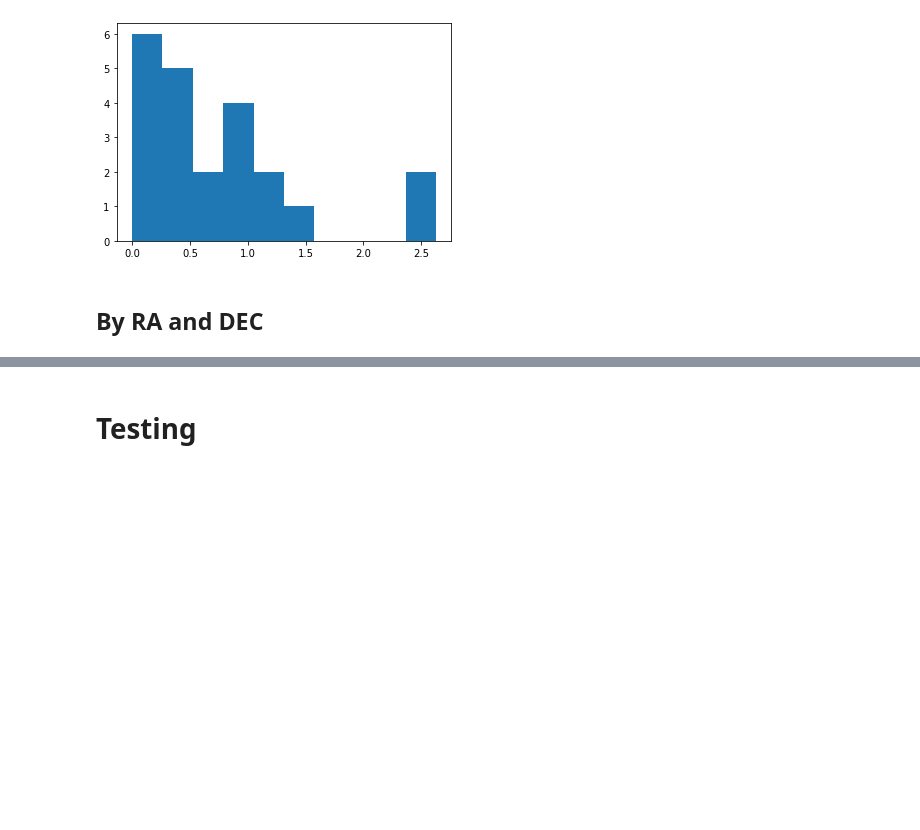
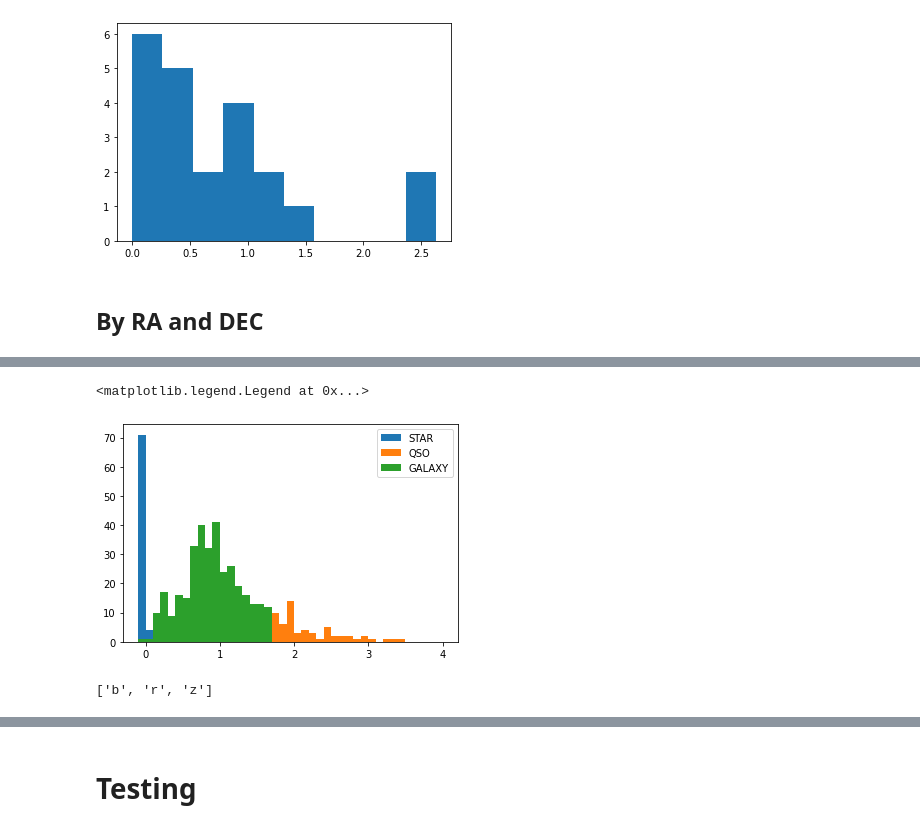
Before and after one commit to ronitnag04/desi_nersc, a Jupyter notebook: TestAccess.ipynb, the cells around one changed output, grey strips where cells are left out. Drawn from its saved outputs; the diff is of its cells as text; code cells hidden in the pictures; blank space fills up the shorter version.

```diff
--- a/TestAccess.ipynb
+++ b/TestAccess.ipynb
@@ -397,0 +527,6 @@ Found 60 targets
+# %%
+tileid = '110'
+basedir = os.path.join(os.environ.get('FUJIFILES'), 'tiles/cumulative', tileid, '*')
+print(glob.glob(basedir))
+redrockfile = glob.glob(os.path.join(basedir, 'redrock-0*.fits'))[0]
+spectrafile = glob.glob(os.path.join(basedir, 'coadd-0*.fits'))[0]
@@ -397,0 +535,4 @@ Found 60 targets
+# %%
+zbest = Table.read(redrockfile, hdu=1).filled('')
+spectra = desispec.io.read_spectra(spectrafile)
+fm = Table.read(redrockfile, hdu='FIBERMAP')
@@ -397,0 +541,16 @@ Found 60 targets
+# %%
+ii=sorted(np.unique(fm['TARGETID'], return_index=True)[1])
+assert np.all(fm['TARGETID'] == zbest['TARGETID'])
+fm = fm[ii]
+# %%
+for spectype in set(zbest['SPECTYPE']):
+    ii = (zbest['SPECTYPE'] == spectype)
+    plt.hist(zbest['Z'][ii], 41, (-0.1,4), label=spectype.strip())
+plt.legend()
+# %% [output]
+<matplotlib.legend.Legend at 0x...>
+[figure, added]
+# %%
+spectra.bands
+# %% [output]
+['b', 'r', 'z']
```
Also changed, not shown: parts of 46 cells of this notebook, 4 other files.
